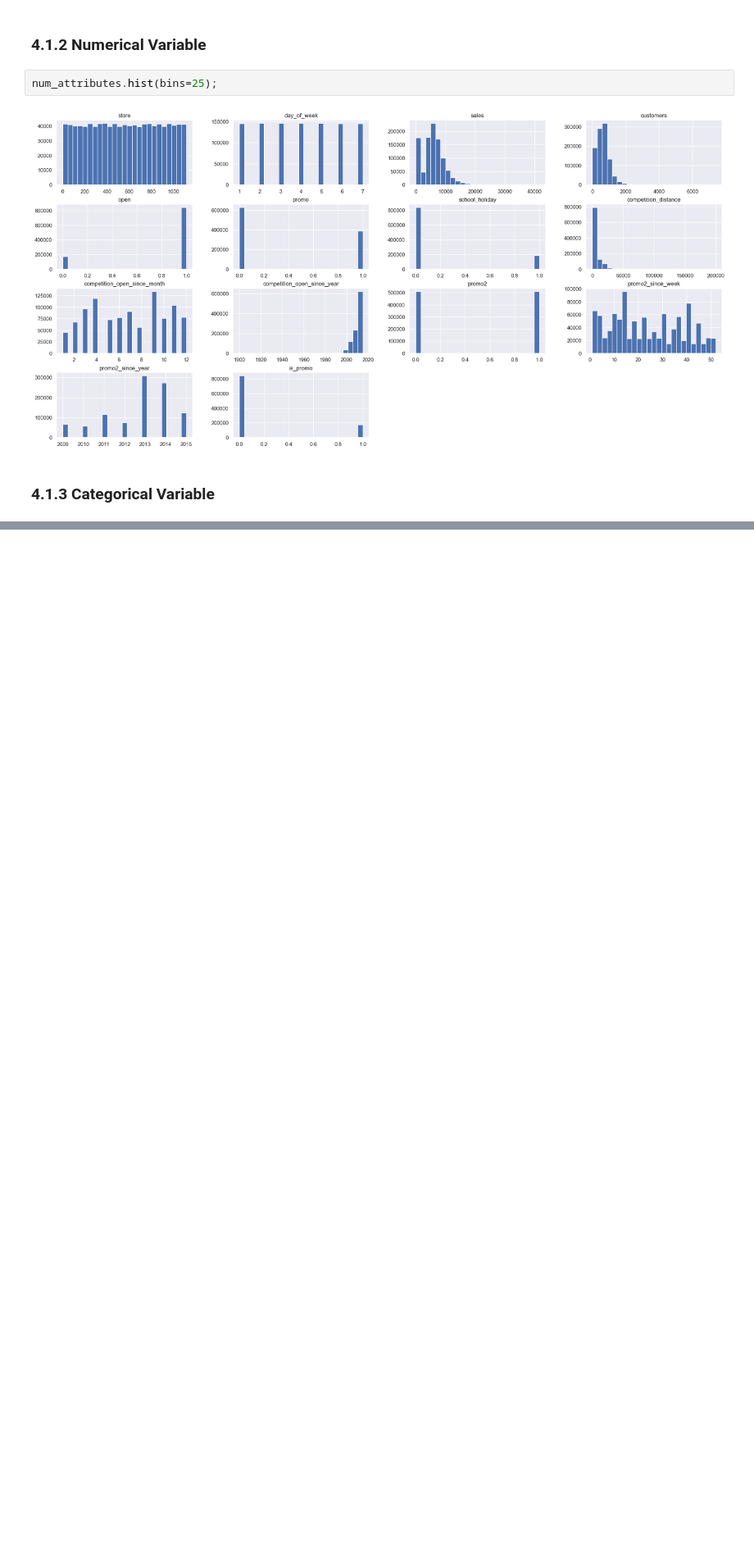
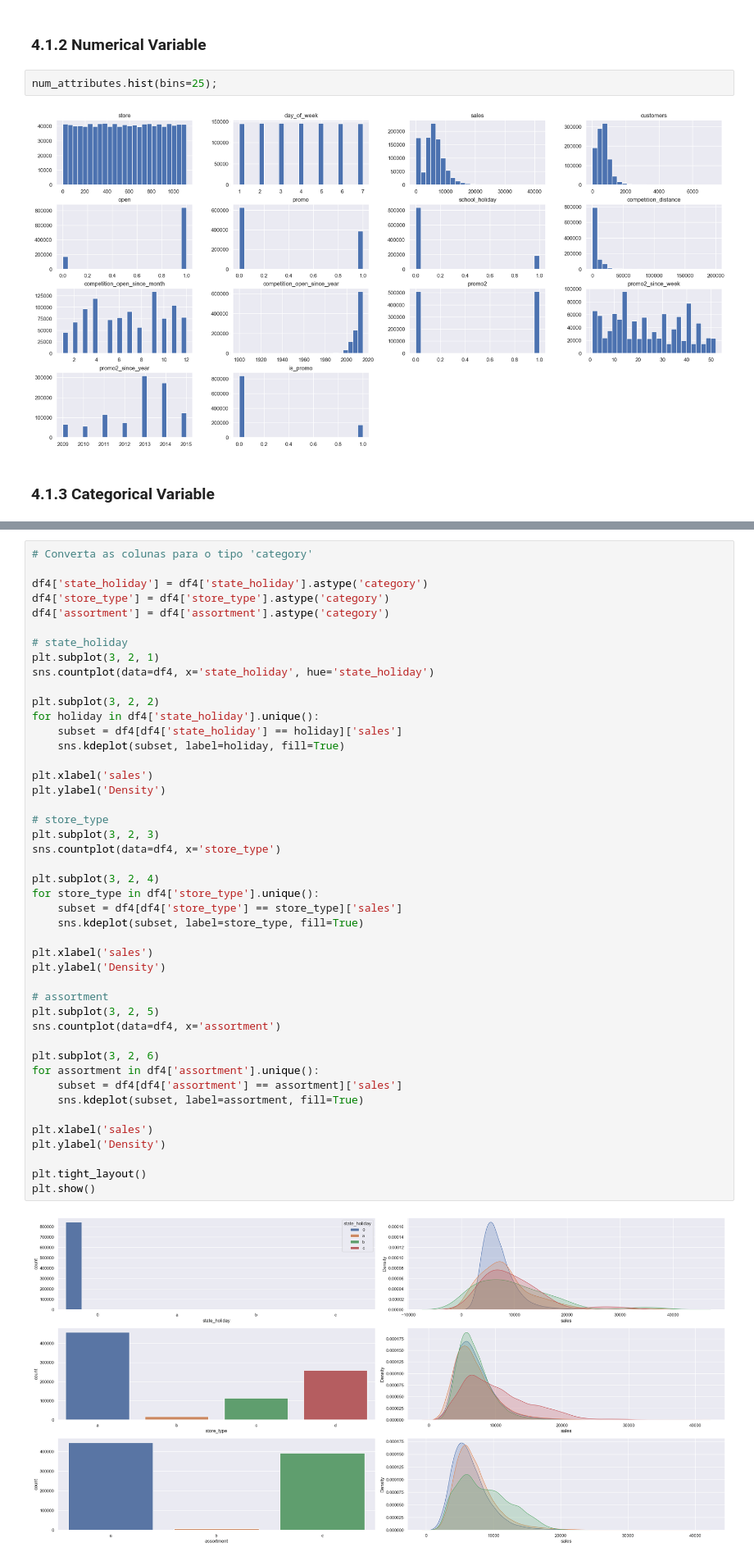
Before and after one commit to 8ugo/rossmann_sales_prediction, a Jupyter notebook: sales_store_prediction.ipynb, the cells around one changed output, grey strips where cells are left out. Shown at 82% size. Saved outputs shown, nothing was run; the diff lists cells and outputs as text; blank space fills up the shorter version.

```diff
--- a/sales_store_prediction.ipynb
+++ b/sales_store_prediction.ipynb
@@ -310,0 +290,47 @@ ValueError: could not convert string to float: 'a'
+# %%
+# Converta as colunas para o tipo 'category'
+
+df4['state_holiday'] = df4['state_holiday'].astype('category')
+df4['store_type'] = df4['store_type'].astype('category')
+df4['assortment'] = df4['assortment'].astype('category')
+
+# state_holiday
+plt.subplot(3, 2, 1)
+sns.countplot(data=df4, x='state_holiday', hue='state_holiday')
+
+plt.subplot(3, 2, 2)
+for holiday in df4['state_holiday'].unique():
+    subset = df4[df4['state_holiday'] == holiday]['sales']
+    sns.kdeplot(subset, label=holiday, fill=True)
+
+plt.xlabel('sales')
+plt.ylabel('Density')
+
+# store_type
+plt.subplot(3, 2, 3)
+sns.countplot(data=df4, x='store_type')
+
+plt.subplot(3, 2, 4)
+for store_type in df4['store_type'].unique():
+    subset = df4[df4['store_type'] == store_type]['sales']
+    sns.kdeplot(subset, label=store_type, fill=True)
+
+plt.xlabel('sales')
+plt.ylabel('Density')
+
+# assortment
+plt.subplot(3, 2, 5)
+sns.countplot(data=df4, x='assortment')
+
+plt.subplot(3, 2, 6)
+for assortment in df4['assortment'].unique():
+    subset = df4[df4['assortment'] == assortment]['sales']
+    sns.kdeplot(subset, label=assortment, fill=True)
+
+plt.xlabel('sales')
+plt.ylabel('Density')
+
+plt.tight_layout()
+plt.show()
+# %% [output]
+[figure, added]
```
Also changed, not shown: parts of 2 cells of this notebook.
